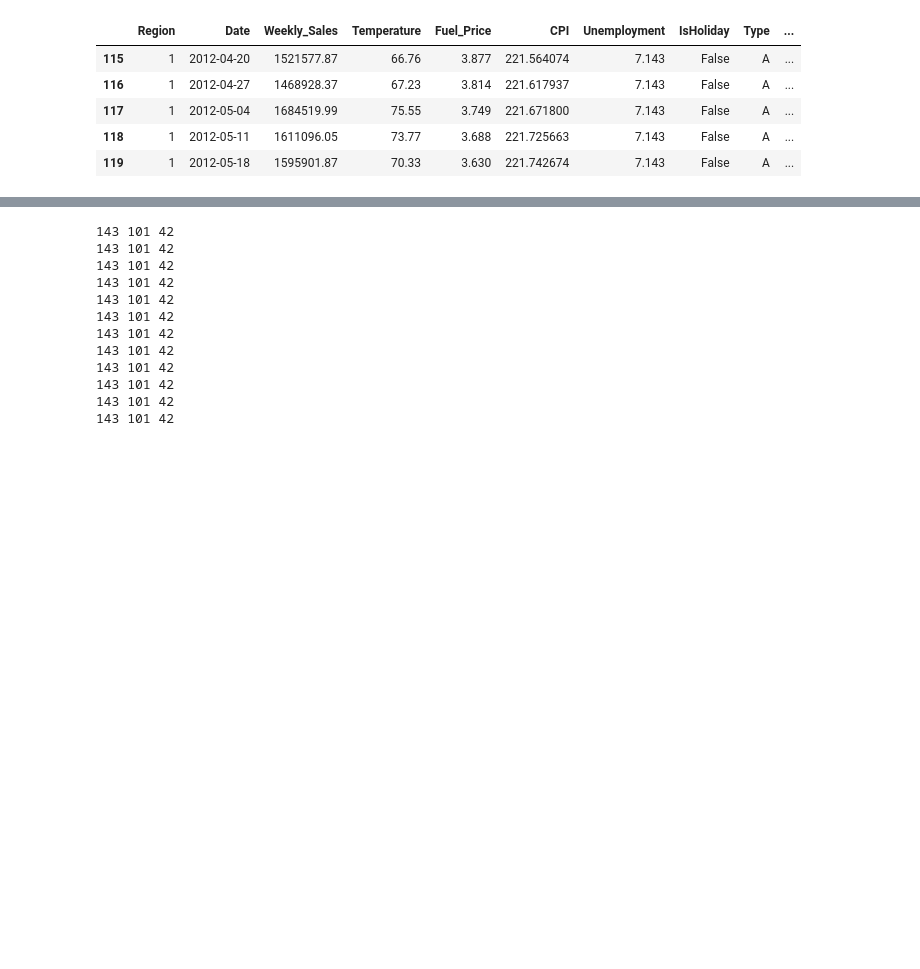
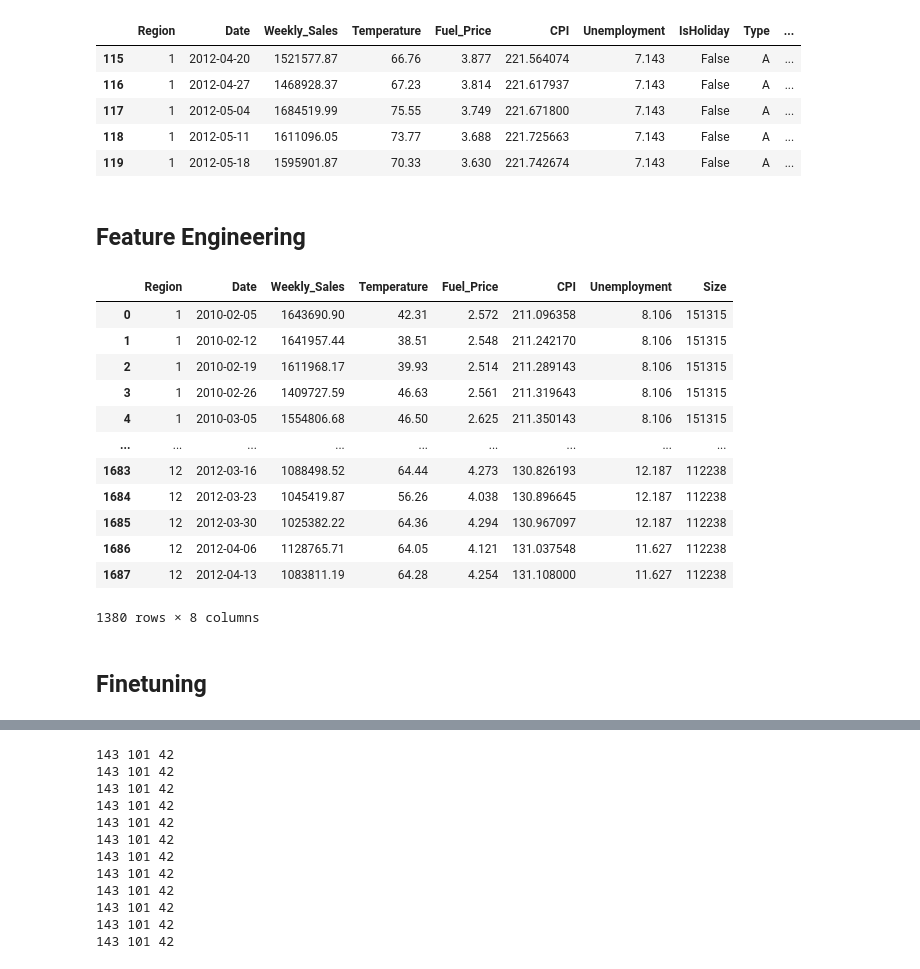
Before and after one commit to danieltwh/WalmartSales, a Jupyter notebook: notebooks/prophet_v1.ipynb, the cells around one changed output, grey strips where cells are left out. Saved outputs shown, nothing was run; the diff lists cells and outputs as text; code cells hidden in the pictures; blank space fills up the shorter version.

```diff
--- a/notebooks/prophet_v1.ipynb
+++ b/notebooks/prophet_v1.ipynb
@@ -202,3 +203,10 @@ test_df[test_df["Region"]==1].head()
 # # Exporting the data
 # train_df.to_csv("../walmart_sales/train_payload2_azureml.csv", index=False)
 # test_df.to_csv("../walmart_sales/test_payload2_azureml.csv", index=False)
+# %% [markdown]
+## Feature Engineering
+# %%
+columns_to_remove = ["Type", "IsHoliday"]
+
+train1 = train_df.drop(columns_to_remove, axis=1)
+test1 = test_df.drop(columns_to_remove, axis=1)
@@ -204,0 +216,16 @@ test_df[test_df["Region"]==1].head()
+# %%
+train1
+# %% [output]
+|  | Region | Date | Weekly_Sales | Temperature | Fuel_Price | CPI | Unemployment | Size |
+| 0 | 1 | 2010-02-05 | 1643690.90 | 42.31 | 2.572 | 211.096358 | 8.106 | 151315 |
+| 1 | 1 | 2010-02-12 | 1641957.44 | 38.51 | 2.548 | 211.242170 | 8.106 | 151315 |
+| 2 | 1 | 2010-02-19 | 1611968.17 | 39.93 | 2.514 | 211.289143 | 8.106 | 151315 |
+| 3 | 1 | 2010-02-26 | 1409727.59 | 46.63 | 2.561 | 211.319643 | 8.106 | 151315 |
+| 4 | 1 | 2010-03-05 | 1554806.68 | 46.50 | 2.625 | 211.350143 | 8.106 | 151315 |
+| ... | ... | ... | ... | ... | ... | ... | ... | ... |
+| 1683 | 12 | 2012-03-16 | 1088498.52 | 64.44 | 4.273 | 130.826193 | 12.187 | 112238 |
+| 1684 | 12 | 2012-03-23 | 1045419.87 | 56.26 | 4.038 | 130.896645 | 12.187 | 112238 |
+| 1685 | 12 | 2012-03-30 | 1025382.22 | 64.36 | 4.294 | 130.967097 | 12.187 | 112238 |
+| 1686 | 12 | 2012-04-06 | 1128765.71 | 64.05 | 4.121 | 131.037548 | 11.627 | 112238 |
+| 1687 | 12 | 2012-04-13 | 1083811.19 | 64.28 | 4.254 | 131.108000 | 11.627 | 112238 |
+1380 rows × 8 columns
@@ -204,0 +235,2 @@ test_df[test_df["Region"]==1].head()
+# %% [markdown]
+## Finetuning
```
Also changed, not shown: parts of 35 cells of this notebook, 1 other file.
